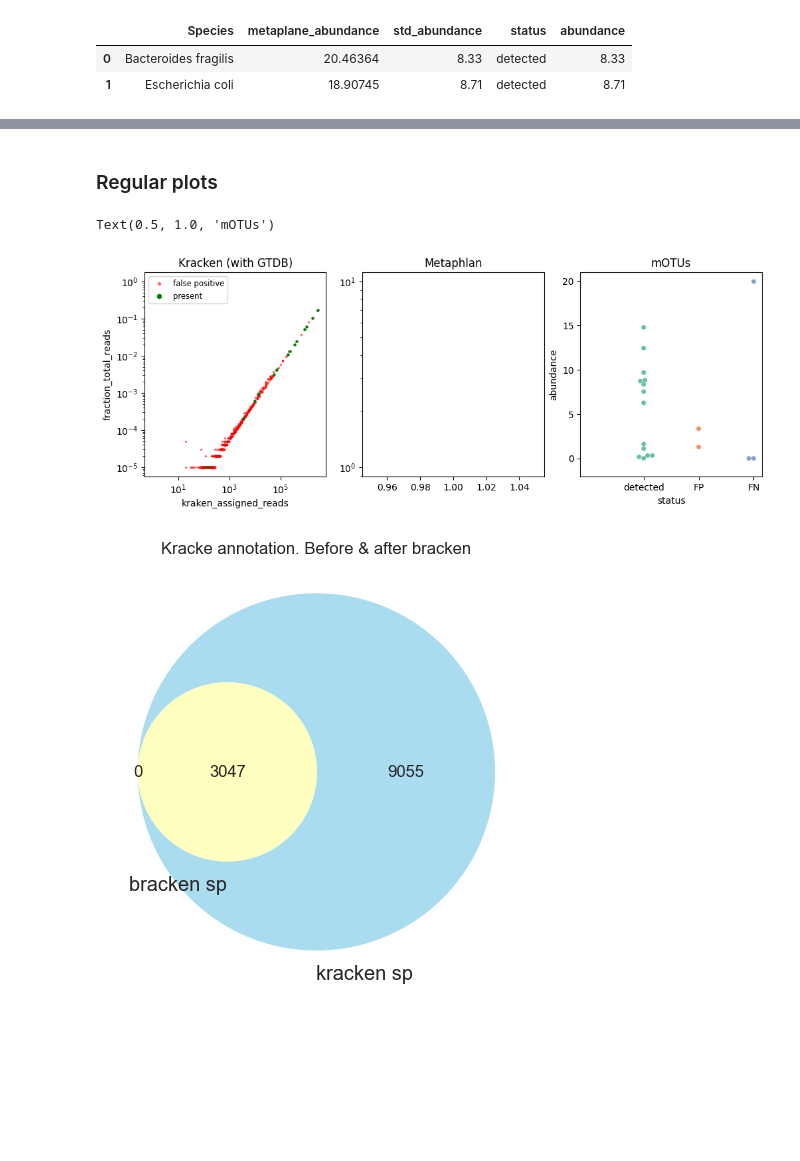
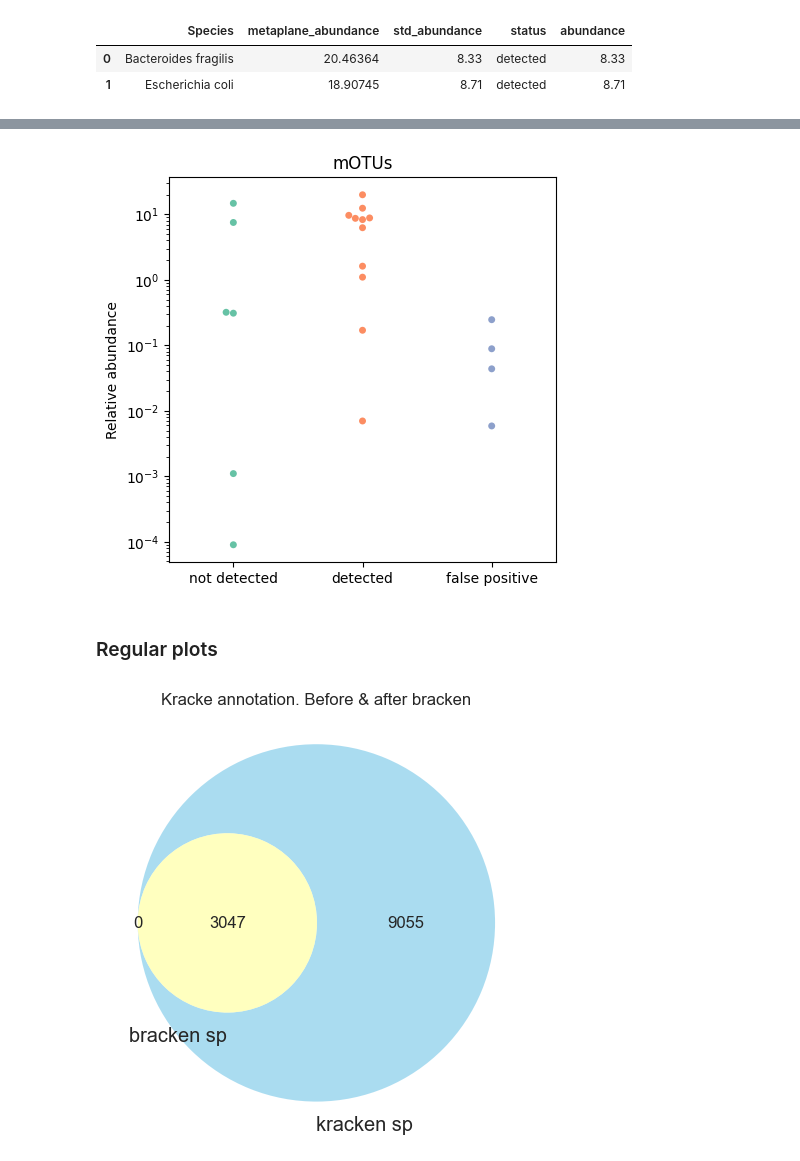
Before and after one commit to Chartiza/2023_Kraken_Metaplan_mOTUs_assembly, a Jupyter notebook: Metaphlan_vs_Kraken_vs_mOTUs_vs_bins.ipynb, the cells around one changed output, grey strips where cells are left out. Cells and saved outputs as stored; diff of their text form; code cells hidden in the pictures; blank space fills up the shorter version.

```diff
--- a/Metaphlan_vs_Kraken_vs_mOTUs_vs_bins.ipynb
+++ b/Metaphlan_vs_Kraken_vs_mOTUs_vs_bins.ipynb
@@ -134,38 +141,19 @@ plt.savefig('results/Kraken.png', dpi=300, bbox_inches='tight')
+# %%
+# fig size
+plt.figure(figsize=(5, 5))
+
+plt.yscale("log")
+sns.swarmplot(data=mrg_motus, y='abundance', x='status', palette='Set2')
+plt.title('mOTUs')
+plt.ylabel('Relative abundance')
+plt.xlabel('')
+
+plt.savefig('results/mOTUs.png', dpi=300, bbox_inches='tight')
+plt.savefig('results/mOTUs.svg', bbox_inches='tight')
+# %% [output]
+[figure, added]
 # %% [markdown]
 ### Regular plots
-# %%
-
-fig, axs = plt.subplots(1, 3, figsize=(12, 4))
-#fig.suptitle('Vertically stacked subplots \n')
-
-# plot 1. Kraken
-axs[0].plot(1, 1)
-axs[0].set_title('Kracken (with GTDB)')
-
-kr1 = bra[bra['status'] == 'present']
-kr2 = bra[bra['status'] == 'not present']
-
-axs[0].set_xscale("log")
-axs[0].set_yscale("log")
-axs[0].scatter(x=kr2['kraken_assigned_reads'], y=kr2['fraction_total_reads'], color='red', label='false positive', alpha=0.5, s=2)
-axs[0].scatter(x=kr1['kraken_assigned_reads'], y=kr1['fraction_total_reads'], color='green', label='present', alpha=1, s=5)
-
-axs[0].set_xlabel('kraken_assigned_reads')
-axs[0].set_ylabel('fraction_total_reads')
-axs[0].legend(loc='upper left', fontsize='small', markerscale=2)
-
-# plot 2. Metaphlan
-axs[1].plot(1, -1)
-axs[1].set_title('Metaphlan')
-axs[1].set_yscale("log")
-axs[1] = sns.swarmplot(data=mrg_met, y='abundance', x='status', palette='Set2')
-
-# plot 3
-axs[2].plot(-1, -1)
-axs[2].set_title('mOTUs')
-# %% [output]
-Text(0.5, 1.0, 'mOTUs')
-[figure, removed]
 # %%
 from matplotlib_venn import venn2
 
```
Also changed, not shown: parts of 6 cells of this notebook, 8 other files.
